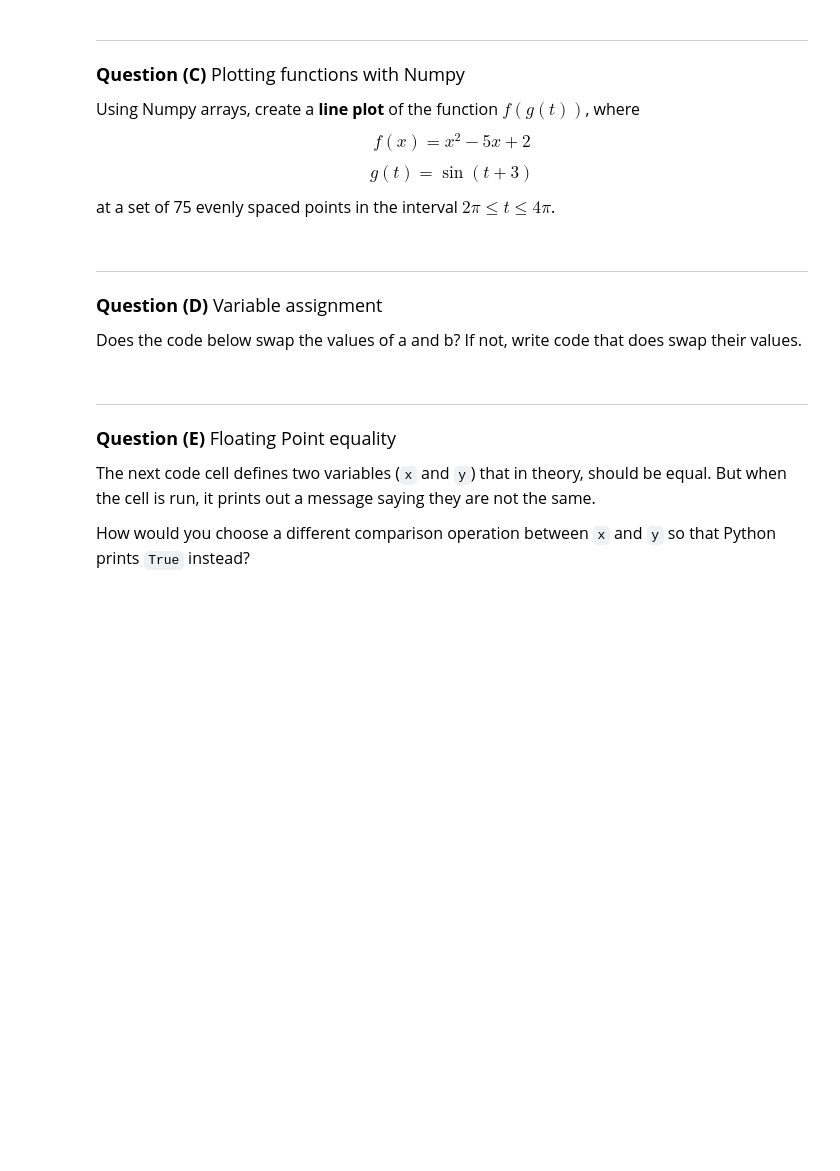
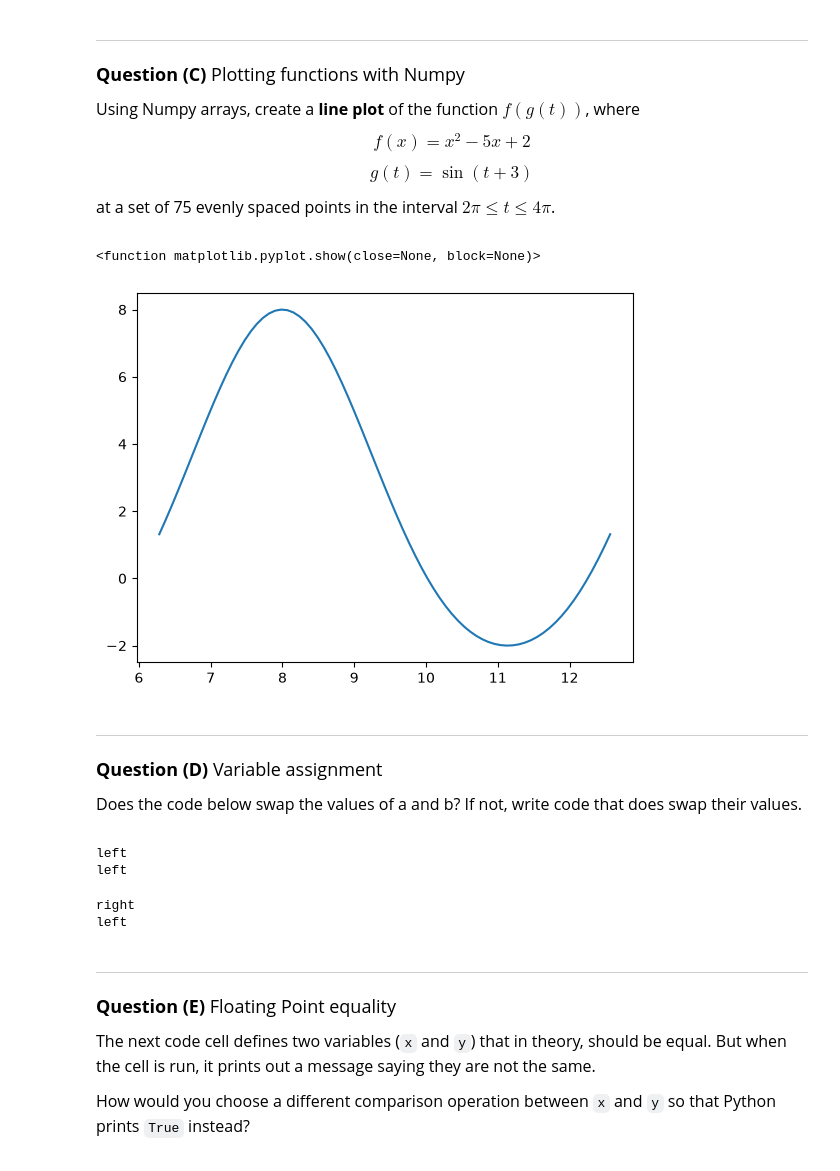
Before and after one commit to Callan-Huang/datasci151fall2026, a Jupyter notebook: practice_quiz/practice_quiz.ipynb, the cells around one changed output. Drawn from its saved outputs; the diff is of its cells as text; code cells hidden in the pictures; blank space fills up the shorter version.

```diff
--- a/practice_quiz/practice_quiz.ipynb
+++ b/practice_quiz/practice_quiz.ipynb
@@ -120,6 +130,18 @@ $$ g(t) = \sin(t + 3) $$
 at a set of 75 evenly spaced points in the interval $2\pi \leq t \leq 4\pi$.
 # %%
 # your code here
+import numpy as np
+start = 2*np.pi
+stop = 4*np.pi
+num_points = 75
+x_vals = np.linspace(start, stop, num_points)
+y_vals = ((np.sin(x_vals+3))**2) - (5*(np.sin(x_vals+3))) + 2
+
+plt.plot(x_vals, y_vals)
+plt.show
+# %% [output]
+<function matplotlib.pyplot.show(close=None, block=None)>
+[figure, added]
 # %% [markdown]
 _______________________________
 <font size = "4">
@@ -135,11 +157,26 @@ b = "right"
 
 b = a
 a = b
+
+print(a)
+print(b)
+# %% [output]
+left
+left
 # %%
 a = "left"
 b = "right"
 
 # If the previous cell didn't work, put your changes here:
+a_sub = a
+a = b
+b= a_sub
+
+print(a)
+print(b)
+# %% [output]
+right
+left
 # %% [markdown]
 _______________________________
 <font size = "4">
```
Also changed, not shown: parts of 4 cells of this notebook, 4 other files.
